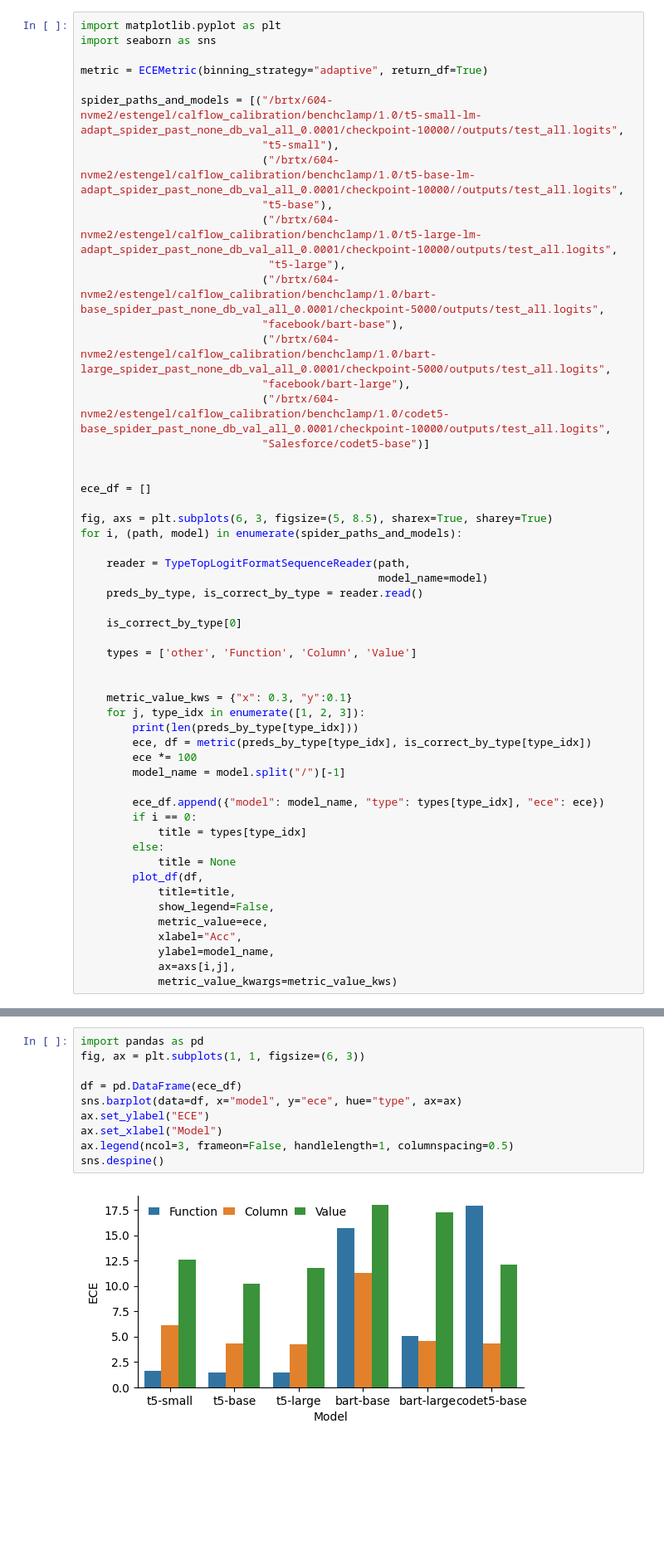
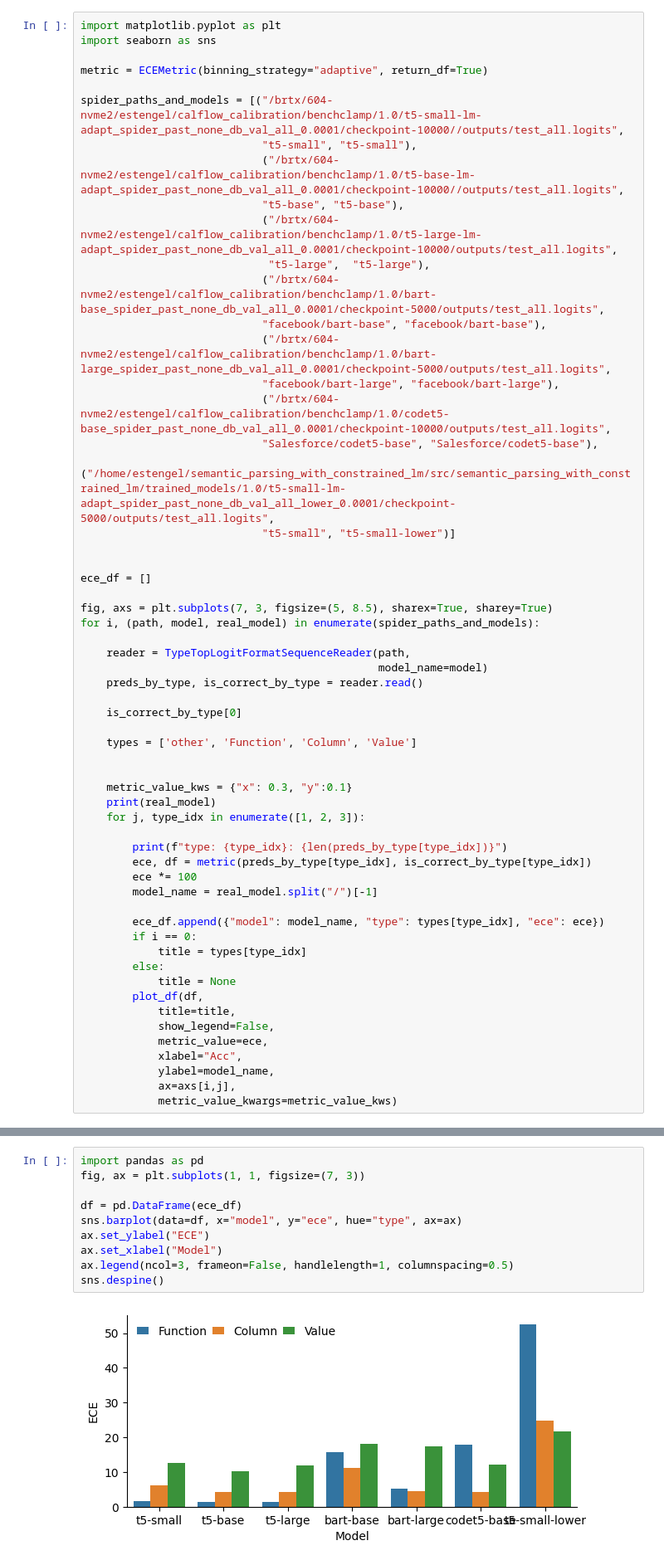
Before and after one commit to esteng/calibration_miso, a Jupyter notebook: analysis/calibration_sql_by_type.ipynb, the cells around one changed output, grey strips where cells are left out. Shown at 83% size. Saved outputs shown, nothing was run; the diff lists cells and outputs as text; blank space fills up the shorter version.

Commit message:
results for lowercase

```diff
--- a/analysis/calibration_sql_by_type.ipynb
+++ b/analysis/calibration_sql_by_type.ipynb
@@ -10,23 +10,25 @@ import seaborn as sns
 metric = ECEMetric(binning_strategy="adaptive", return_df=True)
 
 spider_paths_and_models = [("/brtx/604-nvme2/estengel/calflow_calibration/benchclamp/1.0/t5-small-lm-adapt_spider_past_none_db_val_all_0.0001/checkpoint-10000//outputs/test_all.logits",
-                            "t5-small"),
+                            "t5-small", "t5-small"),
                             ("/brtx/604-nvme2/estengel/calflow_calibration/benchclamp/1.0/t5-base-lm-adapt_spider_past_none_db_val_all_0.0001/checkpoint-10000//outputs/test_all.logits",
-                            "t5-base"),
+                            "t5-base", "t5-base"),
                             ("/brtx/604-nvme2/estengel/calflow_calibration/benchclamp/1.0/t5-large-lm-adapt_spider_past_none_db_val_all_0.0001/checkpoint-10000/outputs/test_all.logits",
-                             "t5-large"),
+                             "t5-large",  "t5-large"),
                             ("/brtx/604-nvme2/estengel/calflow_calibration/benchclamp/1.0/bart-base_spider_past_none_db_val_all_0.0001/checkpoint-5000/outputs/test_all.logits",
-                            "facebook/bart-base"),
+                            "facebook/bart-base", "facebook/bart-base"),
                             ("/brtx/604-nvme2/estengel/calflow_calibration/benchclamp/1.0/bart-large_spider_past_none_db_val_all_0.0001/checkpoint-5000/outputs/test_all.logits",
-                            "facebook/bart-large"),
+                            "facebook/bart-large", "facebook/bart-large"),
                             ("/brtx/604-nvme2/estengel/calflow_calibration/benchclamp/1.0/codet5-base_spider_past_none_db_val_all_0.0001/checkpoint-10000/outputs/test_all.logits",
-                            "Salesforce/codet5-base")]
+                            "Salesforce/codet5-base", "Salesforce/codet5-base"),
+                            ("/home/estengel/semantic_parsing_with_constrained_lm/src/semantic_parsing_with_constrained_lm/trained_models/1.0/t5-small-lm-adapt_spider_past_none_db_val_all_lower_0.0001/checkpoint-5000/outputs/test_all.logits",
+                            "t5-small", "t5-small-lower")]
 
 
 ece_df = []
 
-fig, axs = plt.subplots(6, 3, figsize=(5, 8.5), sharex=True, sharey=True)
-for i, (path, model) in enumerate(spider_paths_and_models):
+fig, axs = plt.subplots(7, 3, figsize=(5, 8.5), sharex=True, sharey=True)
+for i, (path, model, real_model) in enumerate(spider_paths_and_models):
 
     reader = TypeTopLogitFormatSequenceReader(path,
                                               model_name=model)
@@ -38,11 +40,13 @@ for i, (path, model) in enumerate(spider_paths_and_models):
 
 
     metric_value_kws = {"x": 0.3, "y":0.1}
+    print(real_model)
     for j, type_idx in enumerate([1, 2, 3]):
-        print(len(preds_by_type[type_idx]))
+
+        print(f"type: {type_idx}: {len(preds_by_type[type_idx])}")
         ece, df = metric(preds_by_type[type_idx], is_correct_by_type[type_idx])
         ece *= 100
-        model_name = model.split("/")[-1]
+        model_name = real_model.split("/")[-1]
 
         ece_df.append({"model": model_name, "type": types[type_idx], "ece": ece})
         if i == 0:
@@ -80,12 +114,12 @@ for i, (path, model) in enumerate(spider_paths_and_models):
 # %%
 import pandas as pd
-fig, ax = plt.subplots(1, 1, figsize=(6, 3))
+fig, ax = plt.subplots(1, 1, figsize=(7, 3))
 
 df = pd.DataFrame(ece_df)
 sns.barplot(data=df, x="model", y="ece", hue="type", ax=ax)
 ax.set_ylabel("ECE")
 ax.set_xlabel("Model")
 ax.legend(ncol=3, frameon=False, handlelength=1, columnspacing=0.5)
 sns.despine()
 # %% [output]
-[figure, old version]
+[figure, new version]
```
Also changed, not shown: parts of 1 cell of this notebook, 2 other files.
